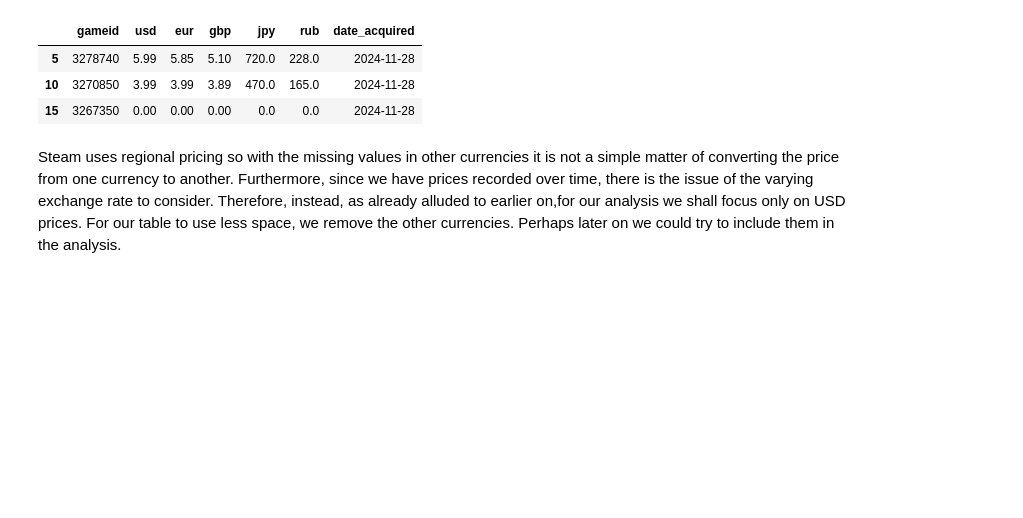
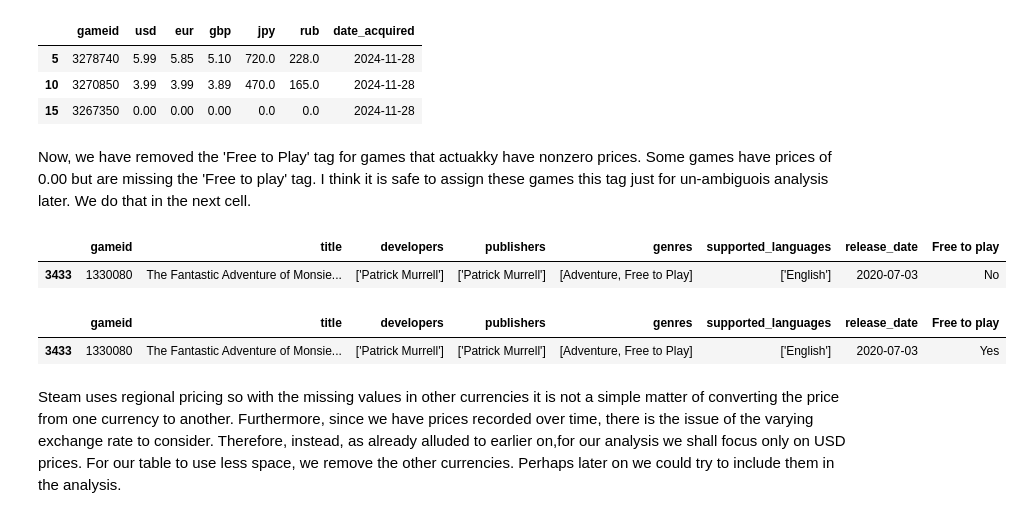
Before and after one commit to timmy1996/games, a Jupyter notebook: notebooks/steam_data_clean_up.ipynb, the cells around one changed output. Cells and saved outputs as stored; diff of their text form; code cells hidden in the pictures; blank space fills up the shorter version.

```diff
--- a/notebooks/steam_data_clean_up.ipynb
+++ b/notebooks/steam_data_clean_up.ipynb
@@ -541,3 +530,5 @@ prices.head(3)
 | 5 | 3278740 | 5.99 | 5.85 | 5.10 | 720.0 | 228.0 | 2024-11-28 |
 | 10 | 3270850 | 3.99 | 3.99 | 3.89 | 470.0 | 165.0 | 2024-11-28 |
 | 15 | 3267350 | 0.00 | 0.00 | 0.00 | 0.0 | 0.0 | 2024-11-28 |
+# %% [markdown]
+Now, we have removed the 'Free to Play' tag for games that actuakky have nonzero prices. Some games have prices of 0.00 but are missing the 'Free to play' tag. I think it is safe to assign these games this tag just for un-ambiguois analysis later.  We do that in the next cell.
@@ -543,0 +548,5 @@ prices.head(3)
+# %%
+games[games['gameid']==1330080]
+# %% [output]
+|  | gameid | title | developers | publishers | genres | supported_languages | release_date | Free to play |
+| 3433 | 1330080 | The Fantastic Adventure of Monsie... | ['Patrick Murrell'] | ['Patrick Murrell'] | [Adventure, Free to Play] | ['English'] | 2020-07-03 | No |
@@ -544,3 +557,8 @@ prices.head(3)
+# %%
+games[games['gameid']==1330080]
+# %% [output]
+|  | gameid | title | developers | publishers | genres | supported_languages | release_date | Free to play |
+| 3433 | 1330080 | The Fantastic Adventure of Monsie... | ['Patrick Murrell'] | ['Patrick Murrell'] | [Adventure, Free to Play] | ['English'] | 2020-07-03 | Yes |
 # %% [markdown]
 Steam uses regional pricing so with the missing values in other currencies it is not a simple matter of converting the price from one currency to another. Furthermore, since we have prices recorded over time, there is the issue of the varying exchange rate to consider. Therefore, instead, as already alluded to earlier on,for our analysis we shall focus only on USD prices. For our table to use less space, we remove the other currencies. Perhaps later on we could try to include them in the analysis.
 # %%
```
Also changed, not shown: parts of 11 cells of this notebook, 1 other file.
